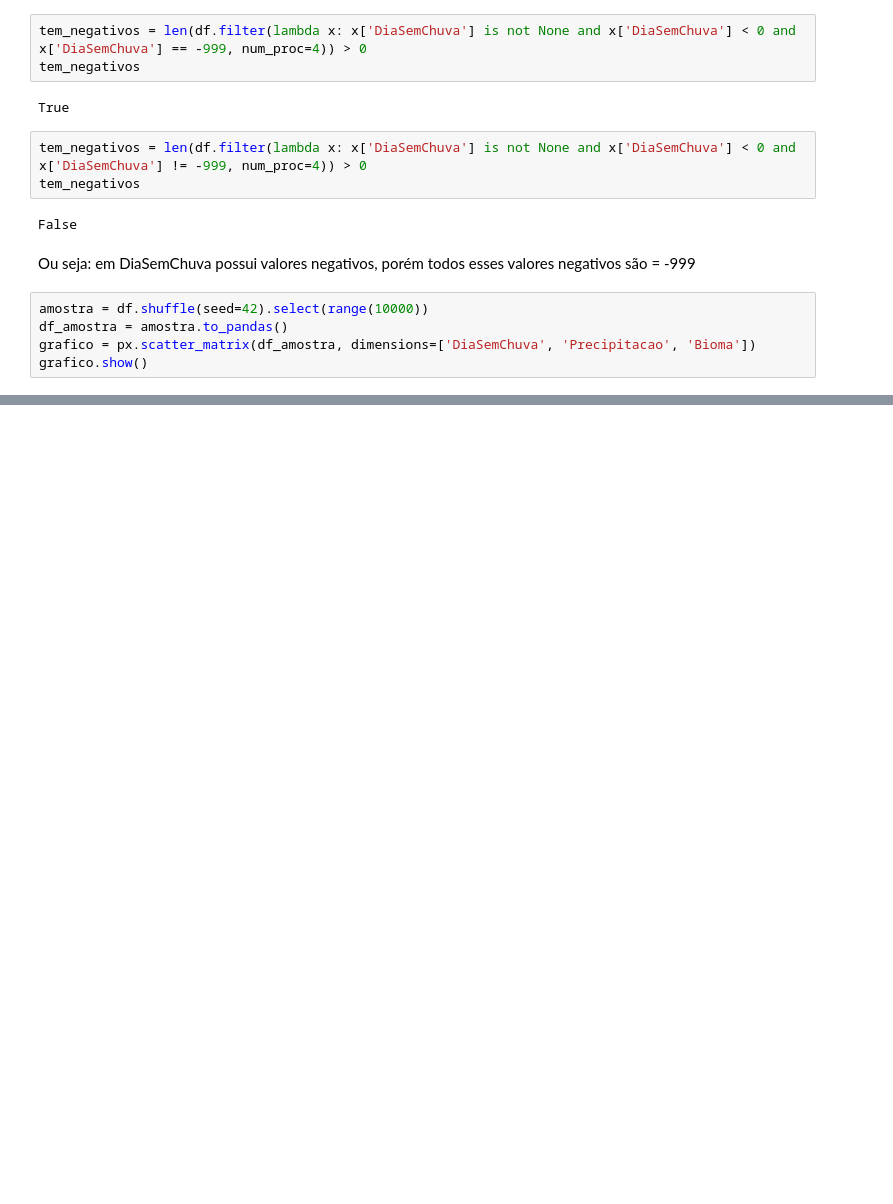
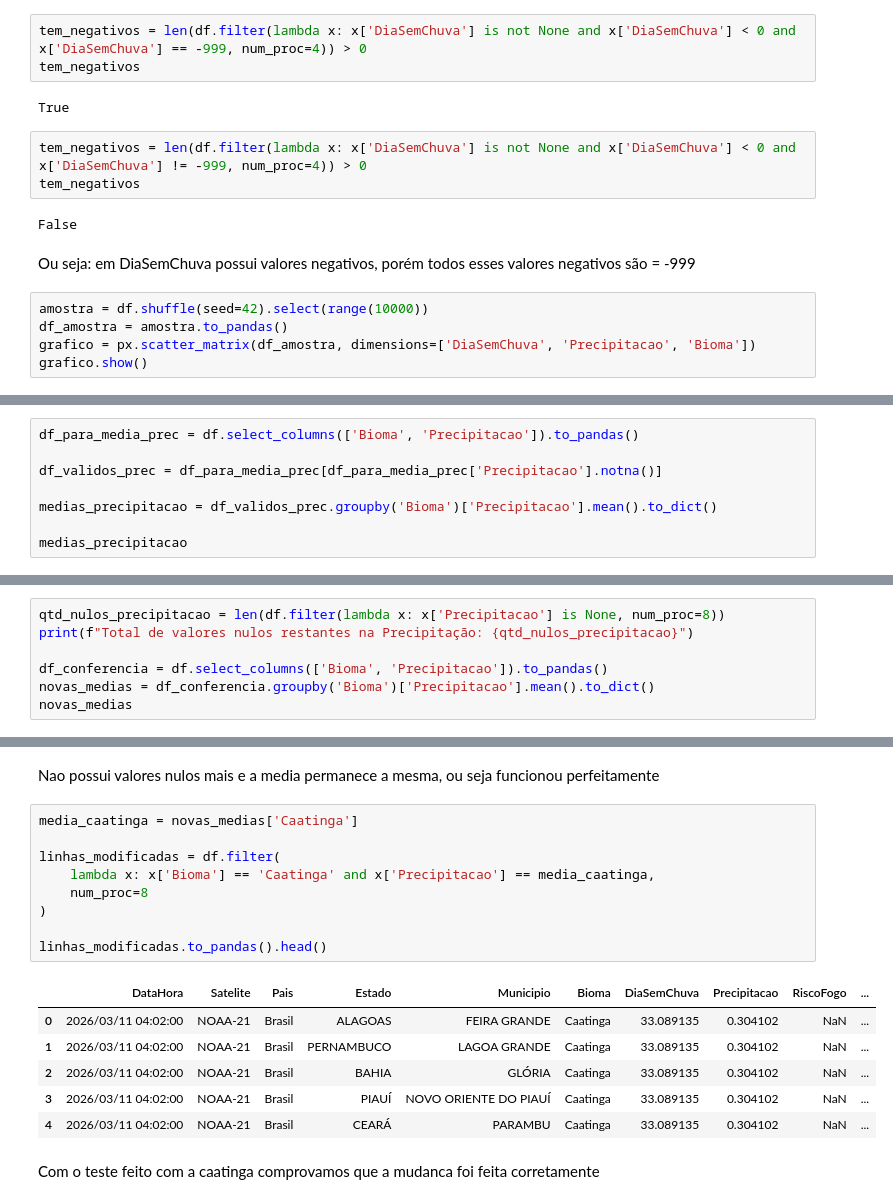
Before and after one commit to vincentbc23/Desafio-3_Zetta, a Jupyter notebook: Desafio3.ipynb, the cells around one changed output, grey strips where cells are left out. Drawn from its saved outputs; the diff is of its cells as text; blank space fills up the shorter version.

```diff
--- a/Desafio3.ipynb
+++ b/Desafio3.ipynb
@@ -291,0 +431,8 @@ grafico.show()
+# %%
+df_para_media_prec = df.select_columns(['Bioma', 'Precipitacao']).to_pandas()
+
+df_validos_prec = df_para_media_prec[df_para_media_prec['Precipitacao'].notna()]
+
+medias_precipitacao = df_validos_prec.groupby('Bioma')['Precipitacao'].mean().to_dict()
+
+medias_precipitacao
@@ -291,0 +470,7 @@ grafico.show()
+# %%
+qtd_nulos_precipitacao = len(df.filter(lambda x: x['Precipitacao'] is None, num_proc=8))
+print(f"Total de valores nulos restantes na Precipitação: {qtd_nulos_precipitacao}")
+
+df_conferencia = df.select_columns(['Bioma', 'Precipitacao']).to_pandas()
+novas_medias = df_conferencia.groupby('Bioma')['Precipitacao'].mean().to_dict()
+novas_medias
@@ -291,0 +486,20 @@ grafico.show()
+# %% [markdown]
+Nao possui valores nulos mais e a media permanece a mesma, ou seja funcionou perfeitamente
+# %%
+media_caatinga = novas_medias['Caatinga']
+
+linhas_modificadas = df.filter(
+    lambda x: x['Bioma'] == 'Caatinga' and x['Precipitacao'] == media_caatinga,
+    num_proc=8
+)
+
+linhas_modificadas.to_pandas().head()
+# %% [output]
+|  | DataHora | Satelite | Pais | Estado | Municipio | Bioma | DiaSemChuva | Precipitacao | RiscoFogo | ... |
+| 0 | 2026/03/11 04:02:00 | NOAA-21 | Brasil | ALAGOAS | FEIRA GRANDE | Caatinga | 33.089135 | 0.304102 | NaN | ... |
+| 1 | 2026/03/11 04:02:00 | NOAA-21 | Brasil | PERNAMBUCO | LAGOA GRANDE | Caatinga | 33.089135 | 0.304102 | NaN | ... |
+| 2 | 2026/03/11 04:02:00 | NOAA-21 | Brasil | BAHIA | GLÓRIA | Caatinga | 33.089135 | 0.304102 | NaN | ... |
+| 3 | 2026/03/11 04:02:00 | NOAA-21 | Brasil | PIAUÍ | NOVO ORIENTE DO PIAUÍ | Caatinga | 33.089135 | 0.304102 | NaN | ... |
+| 4 | 2026/03/11 04:02:00 | NOAA-21 | Brasil | CEARÁ | PARAMBU | Caatinga | 33.089135 | 0.304102 | NaN | ... |
+# %% [markdown]
+Com o teste feito com a caatinga comprovamos que a mudanca foi feita corretamente
```
Also changed, not shown: parts of 39 cells of this notebook, 1 other file.
